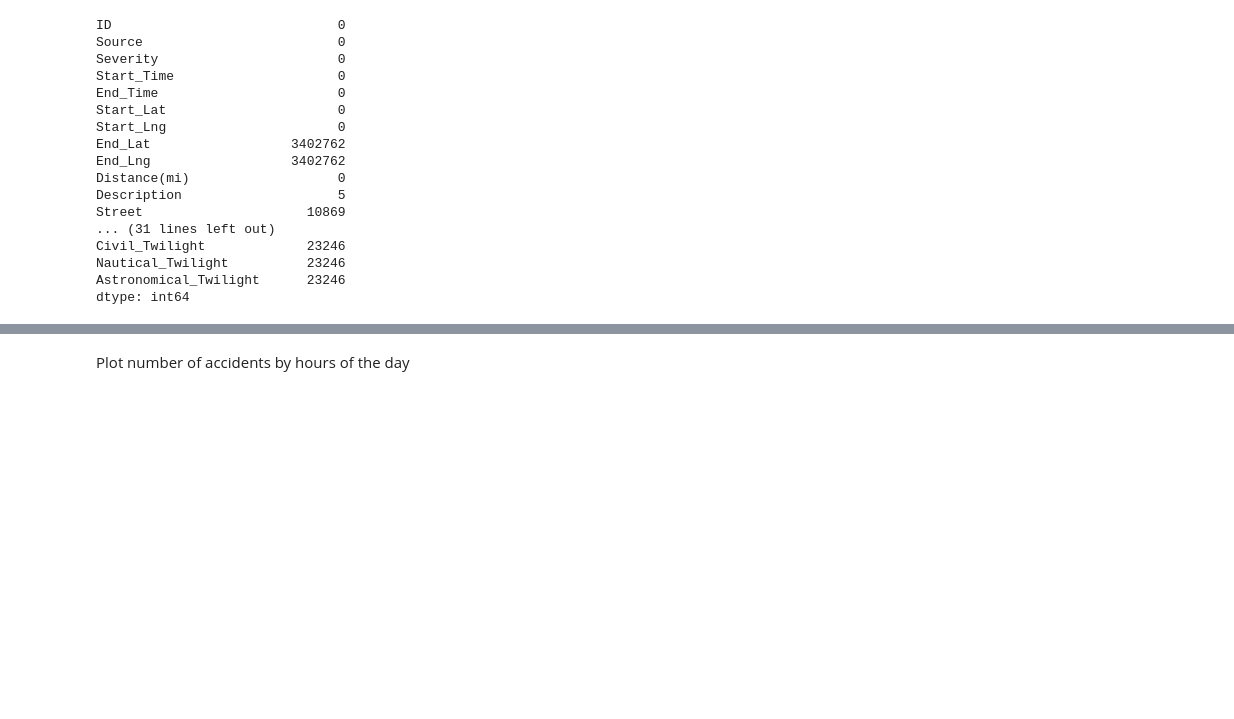
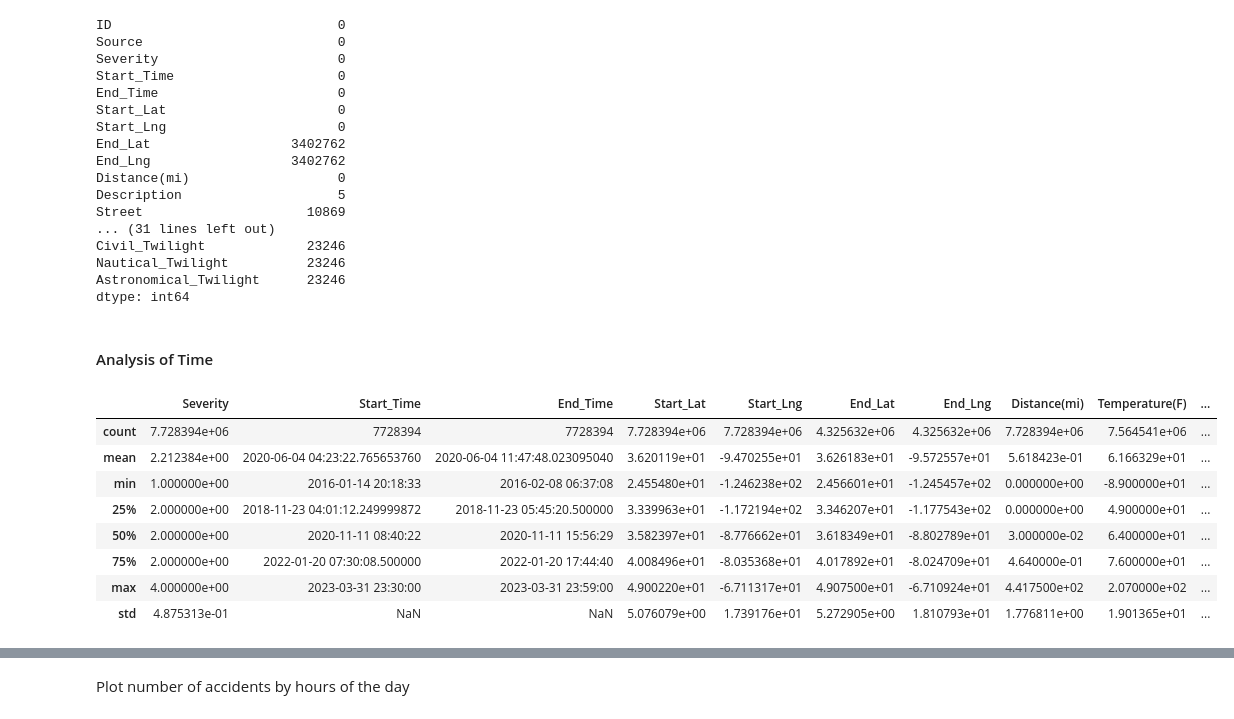
Before and after one commit to melissa236/ORIE3120, a Jupyter notebook: Final_Project.ipynb, the cells around one changed output, grey strips where cells are left out. Saved outputs shown, nothing was run; the diff lists cells and outputs as text; code cells hidden in the pictures; blank space fills up the shorter version.

```diff
--- a/Final_Project.ipynb
+++ b/Final_Project.ipynb
@@ -78,5 +78,7 @@ Civil_Twilight             23246
 Nautical_Twilight          23246
 Astronomical_Twilight      23246
 dtype: int64
+# %% [markdown]
+#### Analysis of Time
 # %%
 #Looking at number of accidents throughout the day
@@ -95,0 +99,12 @@ accidents_per_hour = time_df['Hour'].value_counts().sort_index()
+# %%
+time_df.describe()
+# %% [output]
+|  | Severity | Start_Time | End_Time | Start_Lat | Start_Lng | End_Lat | End_Lng | Distance(mi) | Temperature(F) | ... |
+| count | 7.728394e+06 | 7728394 | 7728394 | 7.728394e+06 | 7.728394e+06 | 4.325632e+06 | 4.325632e+06 | 7.728394e+06 | 7.564541e+06 | ... |
+| mean | 2.212384e+00 | 2020-06-04 04:23:22.765653760 | 2020-06-04 11:47:48.023095040 | 3.620119e+01 | -9.470255e+01 | 3.626183e+01 | -9.572557e+01 | 5.618423e-01 | 6.166329e+01 | ... |
+| min | 1.000000e+00 | 2016-01-14 20:18:33 | 2016-02-08 06:37:08 | 2.455480e+01 | -1.246238e+02 | 2.456601e+01 | -1.245457e+02 | 0.000000e+00 | -8.900000e+01 | ... |
+| 25% | 2.000000e+00 | 2018-11-23 04:01:12.249999872 | 2018-11-23 05:45:20.500000 | 3.339963e+01 | -1.172194e+02 | 3.346207e+01 | -1.177543e+02 | 0.000000e+00 | 4.900000e+01 | ... |
+| 50% | 2.000000e+00 | 2020-11-11 08:40:22 | 2020-11-11 15:56:29 | 3.582397e+01 | -8.776662e+01 | 3.618349e+01 | -8.802789e+01 | 3.000000e-02 | 6.400000e+01 | ... |
+| 75% | 2.000000e+00 | 2022-01-20 07:30:08.500000 | 2022-01-20 17:44:40 | 4.008496e+01 | -8.035368e+01 | 4.017892e+01 | -8.024709e+01 | 4.640000e-01 | 7.600000e+01 | ... |
+| max | 4.000000e+00 | 2023-03-31 23:30:00 | 2023-03-31 23:59:00 | 4.900220e+01 | -6.711317e+01 | 4.907500e+01 | -6.710924e+01 | 4.417500e+02 | 2.070000e+02 | ... |
+| std | 4.875313e-01 | NaN | NaN | 5.076079e+00 | 1.739176e+01 | 5.272905e+00 | 1.810793e+01 | 1.776811e+00 | 1.901365e+01 | ... |
```
Also changed, not shown: parts of 6 cells of this notebook, 3 other files.
